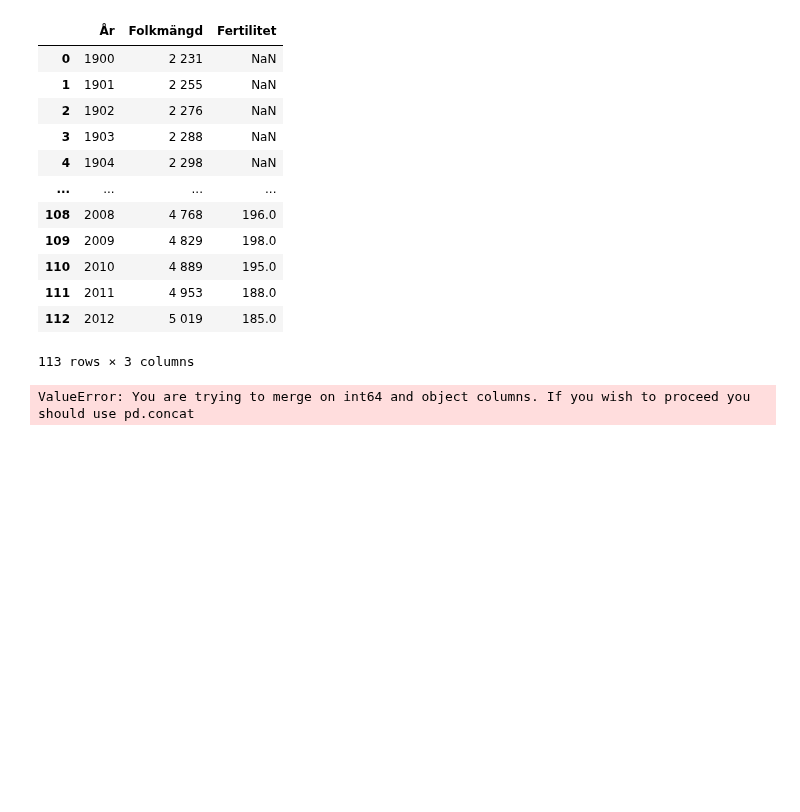
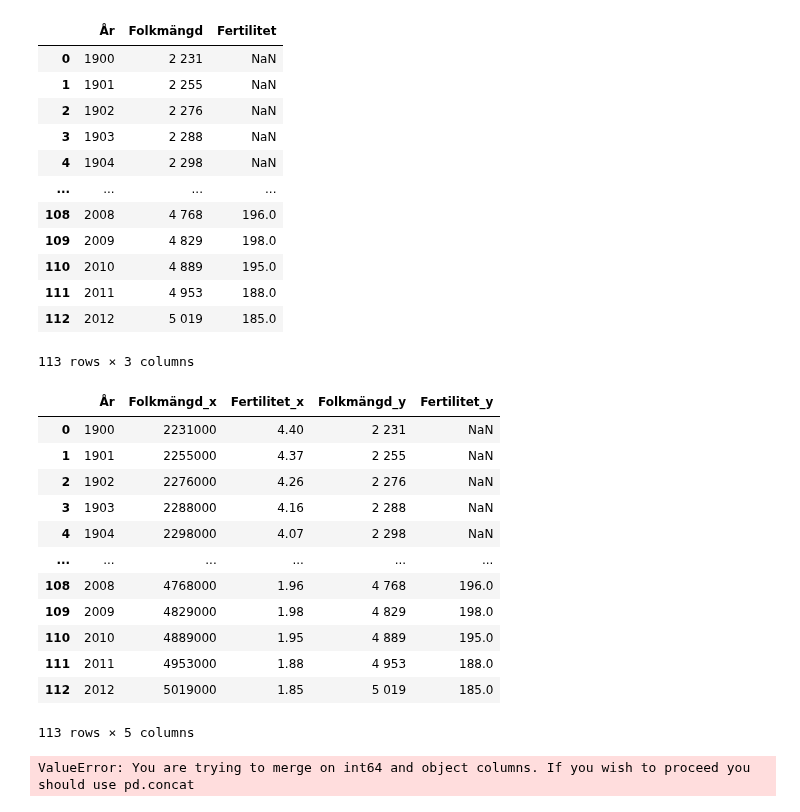
Before and after one commit to xjohansson/Databehandling_Xiu, a Jupyter notebook: Exercise/Exercise2_mergy.ipynb, the cells around one changed output. Cells and saved outputs as stored; diff of their text form; code cells hidden in the pictures; blank space fills up the shorter version.

```diff
--- a/Exercise/Exercise2_mergy.ipynb
+++ b/Exercise/Exercise2_mergy.ipynb
@@ -366,6 +374,23 @@ norge_swe
 | 111 | 2011 | 4 953 | 188.0 |
 | 112 | 2012 | 5 019 | 185.0 |
 113 rows × 3 columns
+# %%
+result=pd.merge(norge_eng,norge_swe,on="År")
+result
+# %% [output]
+|  | År | Folkmängd_x | Fertilitet_x | Folkmängd_y | Fertilitet_y |
+| 0 | 1900 | 2231000 | 4.40 | 2 231 | NaN |
+| 1 | 1901 | 2255000 | 4.37 | 2 255 | NaN |
+| 2 | 1902 | 2276000 | 4.26 | 2 276 | NaN |
+| 3 | 1903 | 2288000 | 4.16 | 2 288 | NaN |
+| 4 | 1904 | 2298000 | 4.07 | 2 298 | NaN |
+| ... | ... | ... | ... | ... | ... |
+| 108 | 2008 | 4768000 | 1.96 | 4 768 | 196.0 |
+| 109 | 2009 | 4829000 | 1.98 | 4 829 | 198.0 |
+| 110 | 2010 | 4889000 | 1.95 | 4 889 | 195.0 |
+| 111 | 2011 | 4953000 | 1.88 | 4 953 | 188.0 |
+| 112 | 2012 | 5019000 | 1.85 | 5 019 | 185.0 |
+113 rows × 5 columns
 # %%
 #merge 英文版本下获得的出生率到瑞典语版本的那个文档
 #norge_eng=pd.concat[norge_swe.merge(norge_eng)]
```
Also changed, not shown: parts of 16 cells of this notebook, 4 other files.
